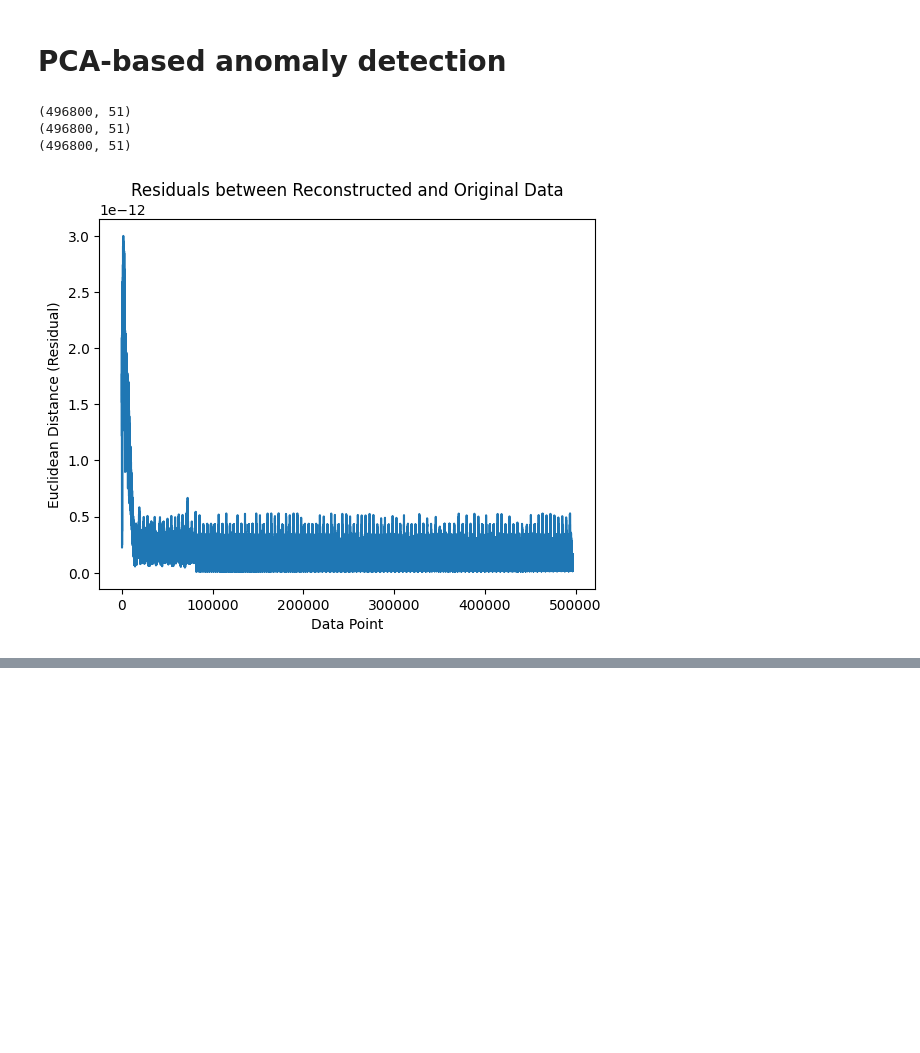
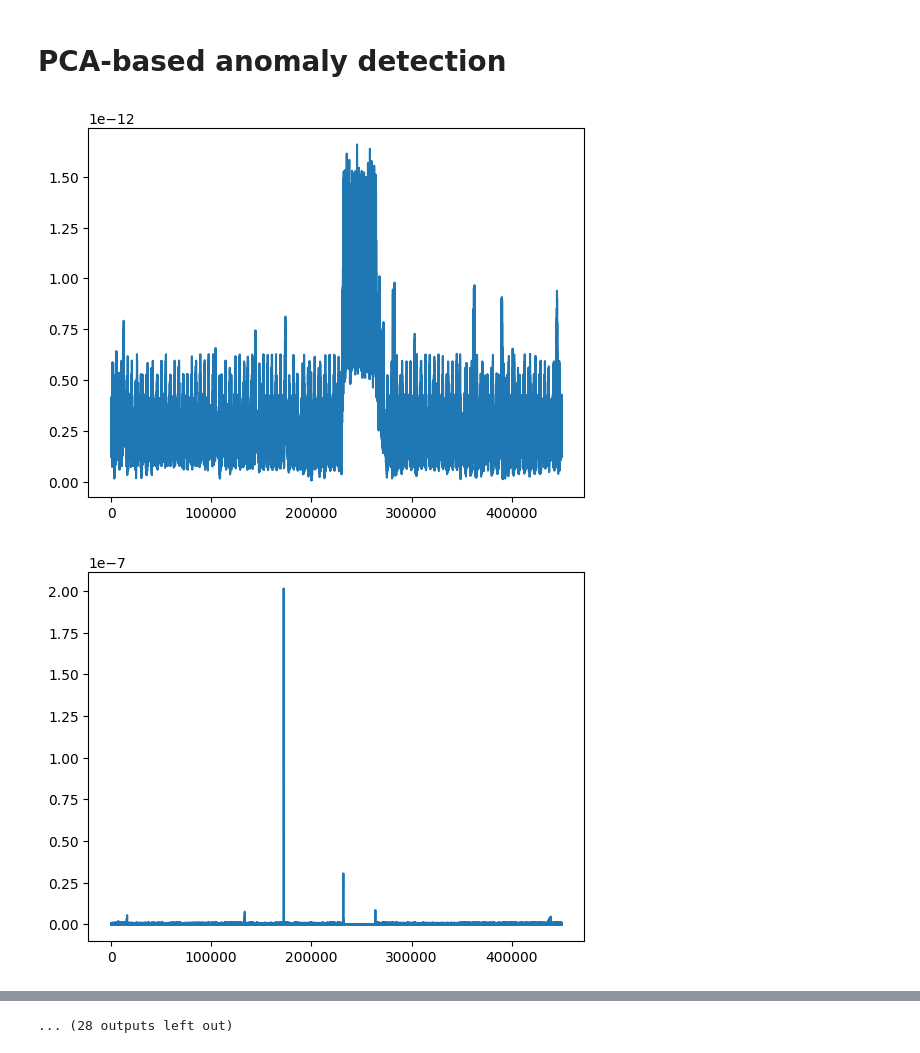
Before and after one commit to SirbayC/Anomaly-Detection-with-DTW-PCA, a Jupyter notebook: Anomaly Detection.ipynb, the cells around one changed output, grey strips where cells are left out. Saved outputs shown, nothing was run; the diff lists cells and outputs as text; code cells hidden in the pictures; blank space fills up the shorter version.

```diff
--- a/Anomaly Detection.ipynb
+++ b/Anomaly Detection.ipynb
@@ -208,38 +208,22 @@ def apply_principal_component_analysis(df, eigenvectors):
     # print(projected_data)
     return pd.DataFrame(projected_data)
 # %%
-number_of_sensors = train_data.shape[1] - 2 # 51
-trimmed_train_data = train_data[17000:]
-# print(train_data)
-# print(trimmed_train_data)
-only_sensor_train_data = train_data.drop(['Timestamp','Normal/Attack'], axis=1)
+number_of_sensors = test_data.shape[1] - 2 # 51
 
-mean = only_sensor_train_data.mean()
-
-pca_eigenvectors = principal_component_analysis(only_sensor_train_data, number_of_sensors)
-new_df = apply_principal_component_analysis(only_sensor_train_data, pca_eigenvectors)
-reconstructed_X = new_df @ (pca_eigenvectors.T)
-
-reconstructed_with_mean = pd.DataFrame(data=reconstructed_X.values + mean.values, columns=only_sensor_train_data.columns)
+def plot_res(k):
+    only_sensor_train_data = test_data.drop(['Timestamp','Normal/Attack'], axis=1)
+    mean = only_sensor_train_data.mean()
+    pca_eigenvectors = principal_component_analysis(only_sensor_train_data, number_of_sensors - k)
+    new_df = apply_principal_component_analysis(only_sensor_train_data, pca_eigenvectors)
+    reconstructed_X = new_df @ (pca_eigenvectors.T)
+    reconstructed_with_mean = pd.DataFrame(data=reconstructed_X.values + mean.values, columns=only_sensor_train_data.columns)
+    diff = reconstructed_with_mean - only_sensor_train_data
+    residuals = np.linalg.norm(diff, axis=1)
+    plt.plot(residuals)
+    plt.show()
-# %%
-print(reconstructed_with_mean.shape)
-print(only_sensor_train_data.shape)
-
-diff = reconstructed_with_mean - only_sensor_train_data
-
-print(diff.shape)
-residuals = np.linalg.norm(diff, axis=1)
-
-# print(residuals)
-
-# Plot residuals
-plt.plot(residuals)
-plt.xlabel('Data Point')
-plt.ylabel('Euclidean Distance (Residual)')
-plt.title('Residuals between Reconstructed and Original Data')
-plt.show()
-# %% [output]
-(496800, 51)
-(496800, 51)
-(496800, 51)
-[figure, removed]
+# %%
+for x in range(40):
+    plot_res(x)
+# %% [output]
+[figure, added]
+[figure, added]
@@ -245,0 +240 @@ plt.show()
+... (28 outputs left out)
```
Also changed, not shown: parts of 2 cells of this notebook.
